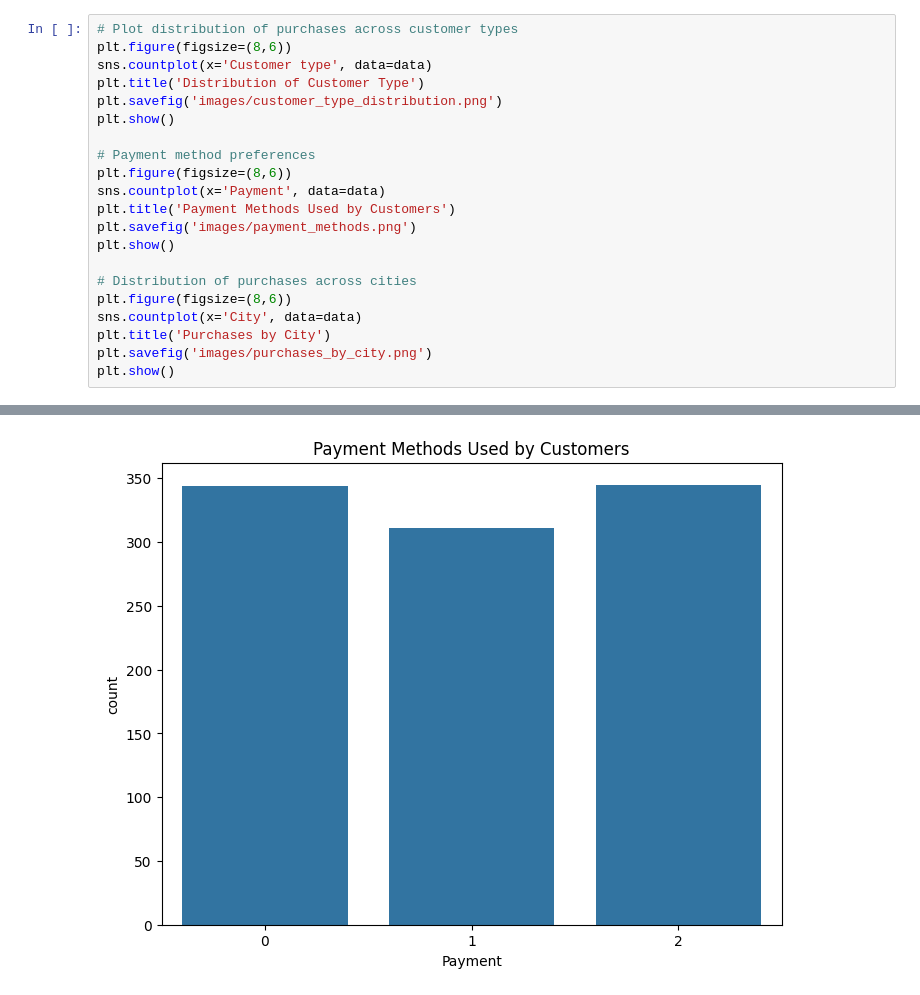
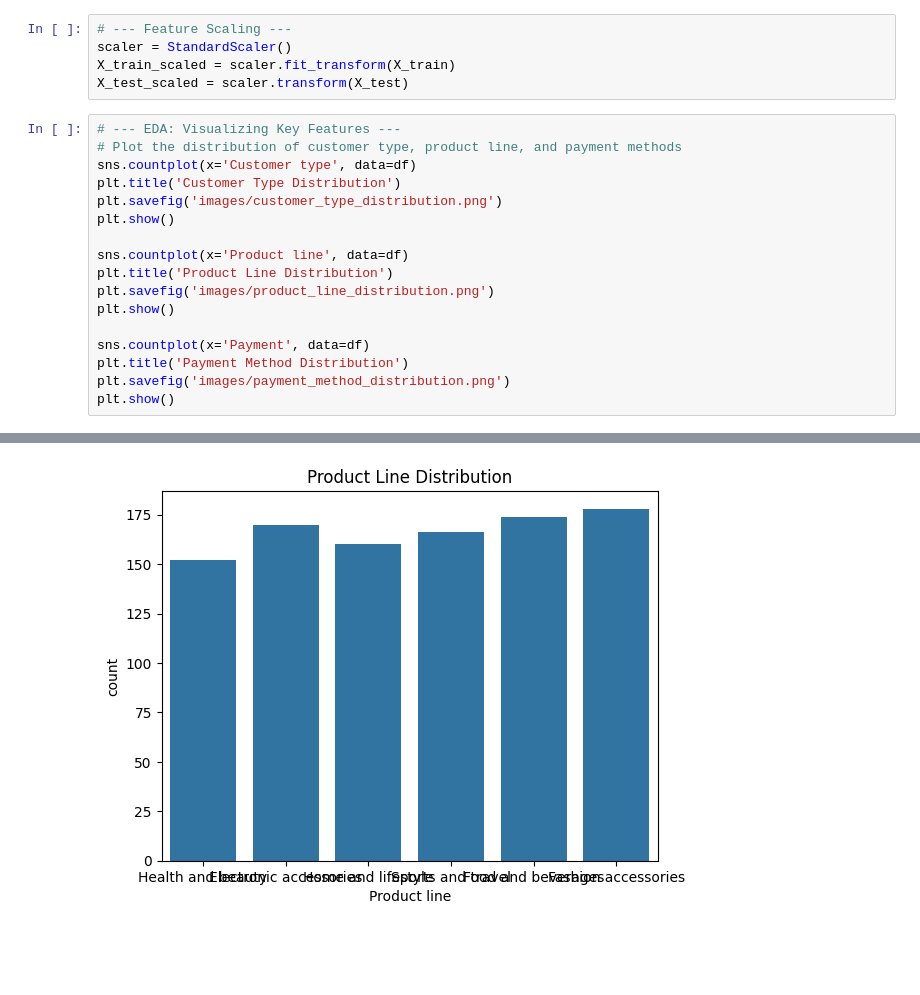
Before and after one commit to JoshuaPaul-lasisi/Customer-Purchase-Behavior-Analysis, a Jupyter notebook: notebook.ipynb, the cells around one changed output, grey strips where cells are left out. Cells and saved outputs as stored; diff of their text form; blank space fills up the shorter version.

```diff
--- a/notebook.ipynb
+++ b/notebook.ipynb
@@ -51,22 +98,23 @@ y = data['Total'] > data['Total'].mean()  # Binary classification: above/below a
+# %%
+# --- Feature Scaling ---
+scaler = StandardScaler()
+X_train_scaled = scaler.fit_transform(X_train)
+X_test_scaled = scaler.transform(X_test)
 # %%
-# Plot distribution of purchases across customer types
-plt.figure(figsize=(8,6))
-sns.countplot(x='Customer type', data=data)
-plt.title('Distribution of Customer Type')
+# --- EDA: Visualizing Key Features ---
+# Plot the distribution of customer type, product line, and payment methods
+sns.countplot(x='Customer type', data=df)
+plt.title('Customer Type Distribution')
 plt.savefig('images/customer_type_distribution.png')
 plt.show()
 
-# Payment method preferences
-plt.figure(figsize=(8,6))
-sns.countplot(x='Payment', data=data)
-plt.title('Payment Methods Used by Customers')
-plt.savefig('images/payment_methods.png')
+sns.countplot(x='Product line', data=df)
+plt.title('Product Line Distribution')
+plt.savefig('images/product_line_distribution.png')
 plt.show()
 
-# Distribution of purchases across cities
-plt.figure(figsize=(8,6))
-sns.countplot(x='City', data=data)
-plt.title('Purchases by City')
-plt.savefig('images/purchases_by_city.png')
+sns.countplot(x='Payment', data=df)
+plt.title('Payment Method Distribution')
+plt.savefig('images/payment_method_distribution.png')
 plt.show()
 # %% [output]
@@ -74 +122 @@ plt.show()
-[figure, old version]
+[figure, new version]
```
Also changed, not shown: parts of 11 cells of this notebook, 6 other files.
